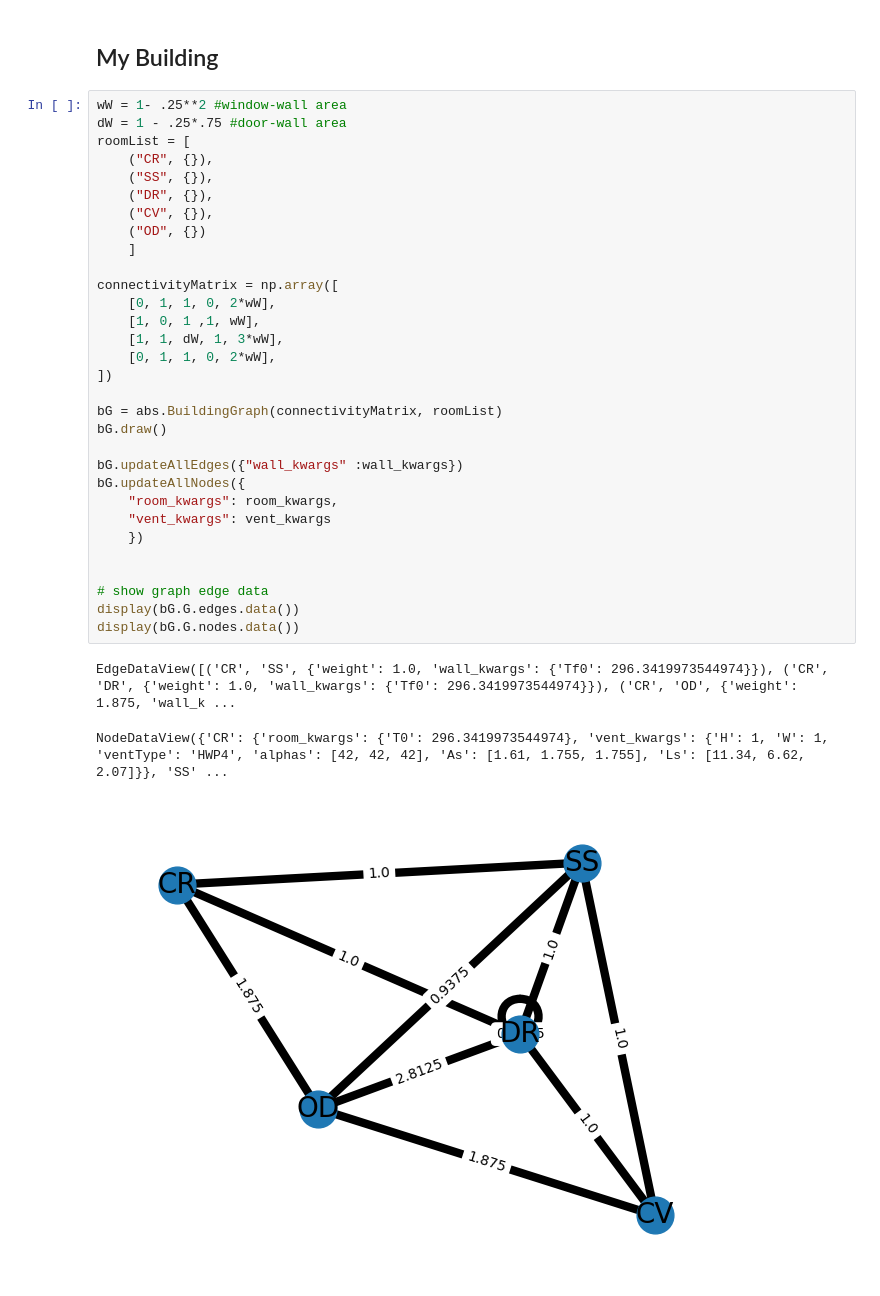
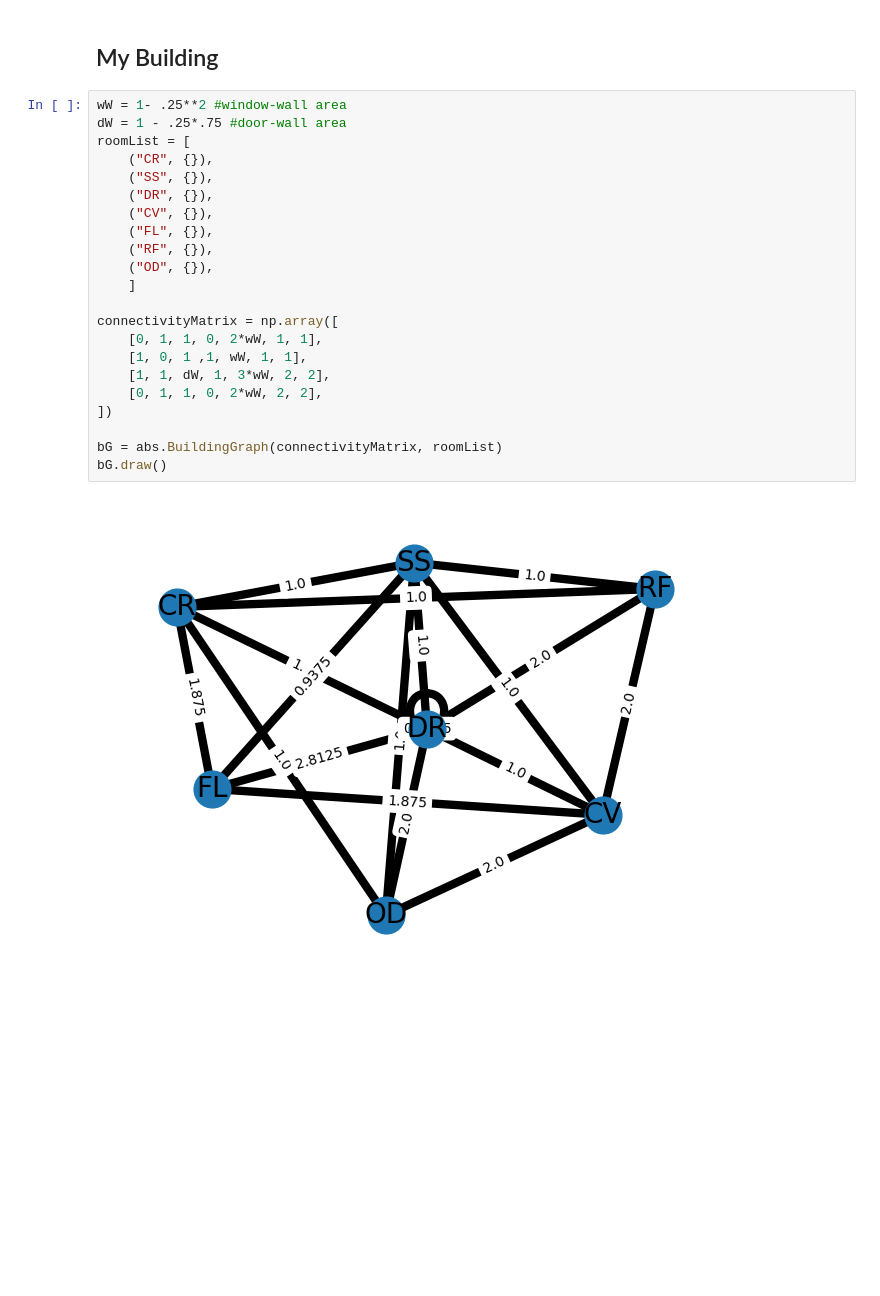
Before and after one commit to nbachand/graphBEM, a Jupyter notebook: InteriorModel.ipynb, the cells around one changed output. Drawn from its saved outputs; the diff is of its cells as text; blank space fills up the shorter version.

```diff
--- a/InteriorModel.ipynb
+++ b/InteriorModel.ipynb
@@ -290,35 +296,24 @@ Text(0, 0.5, 'Temperature [K]')
 # %%
 wW = 1- .25**2 #window-wall area
 dW = 1 - .25*.75 #door-wall area
 roomList = [
     ("CR", {}),
     ("SS", {}),
     ("DR", {}),
     ("CV", {}),
-    ("OD", {})
+    ("FL", {}),
+    ("RF", {}),
+    ("OD", {}),
     ]
 
 connectivityMatrix = np.array([
-    [0, 1, 1, 0, 2*wW],
-    [1, 0, 1 ,1, wW],
-    [1, 1, dW, 1, 3*wW],
-    [0, 1, 1, 0, 2*wW],
+    [0, 1, 1, 0, 2*wW, 1, 1],
+    [1, 0, 1 ,1, wW, 1, 1],
+    [1, 1, dW, 1, 3*wW, 2, 2],
+    [0, 1, 1, 0, 2*wW, 2, 2],
 ])
 
 bG = abs.BuildingGraph(connectivityMatrix, roomList)
 bG.draw()
-
-bG.updateAllEdges({"wall_kwargs" :wall_kwargs})
-bG.updateAllNodes({
-    "room_kwargs": room_kwargs,
-    "vent_kwargs": vent_kwargs
-    })
-
-
-# show graph edge data
-display(bG.G.edges.data())
-display(bG.G.nodes.data())
 # %% [output]
-EdgeDataView([('CR', 'SS', {'weight': 1.0, 'wall_kwargs': {'Tf0': 296.3419973544974}}), ('CR', 'DR', {'weight': 1.0, 'wall_kwargs': {'Tf0': 296.3419973544974}}), ('CR', 'OD', {'weight': 1.875, 'wall_k ...
-NodeDataView({'CR': {'room_kwargs': {'T0': 296.3419973544974}, 'vent_kwargs': {'H': 1, 'W': 1, 'ventType': 'HWP4', 'alphas': [42, 42, 42], 'As': [1.61, 1.755, 1.755], 'Ls': [11.34, 6.62, 2.07]}}, 'SS' ...
-[figure, old version]
+[figure, new version]
```
Also changed, not shown: parts of 7 cells of this notebook, 1 other file.
